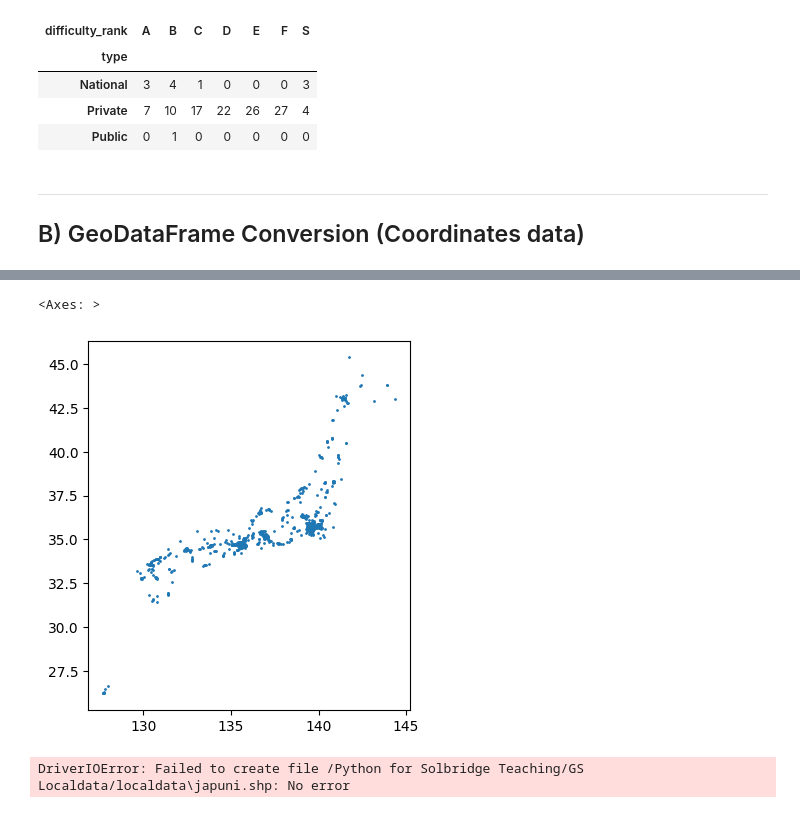
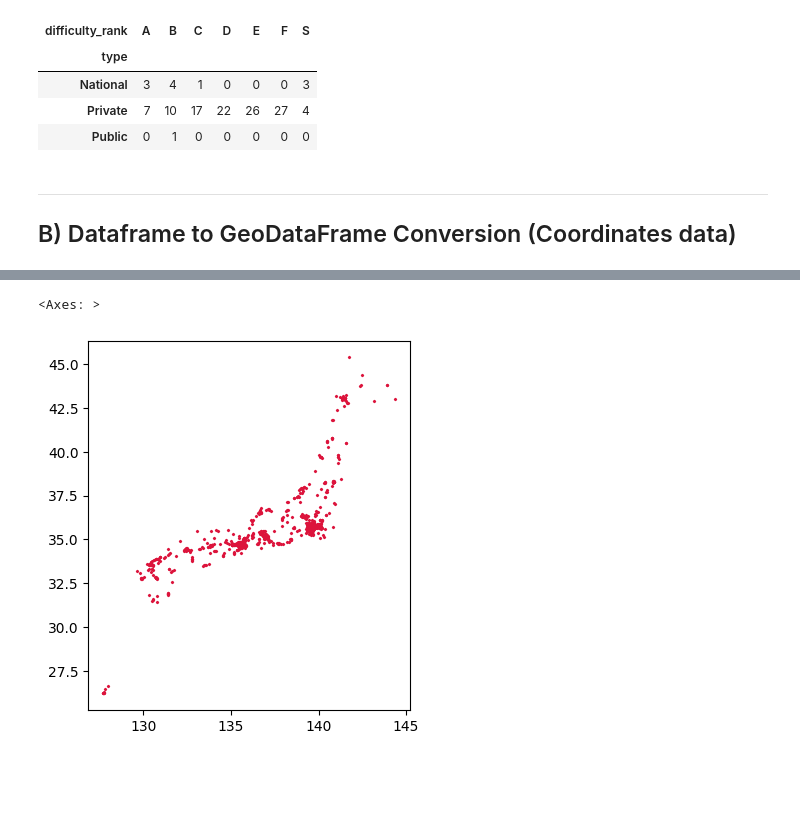
Before and after one commit to likrentai/GSPracticeFiles, a Jupyter notebook: GSDAP2-1.ipynb, the cells around one changed output, grey strips where cells are left out. Cells and saved outputs as stored; diff of their text form; code cells hidden in the pictures; blank space fills up the shorter version.

```diff
--- a/GSDAP2-1.ipynb
+++ b/GSDAP2-1.ipynb
@@ -192,7 +192,7 @@ pd.pivot_table(df[df['state']=='Tokyo To'], index='type', columns='difficulty_ra
 | Public | 0 | 1 | 0 | 0 | 0 | 0 | 0 |
 # %% [markdown]
 ___
-## B) GeoDataFrame Conversion (Coordinates data)
+## B) Dataframe to GeoDataFrame Conversion (Coordinates data)
 # %%
 # Libraries import
 import geopandas as gpd
@@ -211,12 +211,10 @@ gdf.head()
 | 4 | Obihiro University of Agriculture... | 帯広畜産大学 | National | Hokkai Do | 北海道 | 42.872356 | 143.177979 | 3 | 5 | ... |
 # %%
 # Quick plot of coordinates without map base layer
-gdf.plot(markersize=1)
+gdf.plot(color='crimson', marker='x', markersize=2, label='Universities')
 # %% [output]
 <Axes: >
-[figure, old version]
+[figure, new version]
 # %%
 # CSV conversion to Shapefile(.shp)
-gdf.to_file("/Python for Solbridge Teaching/GS Localdata/localdata/japuni.shp", crs='EPSG:4326')
+gdf.to_file("/IT Training/SolPython/GS Localdata/localdata/japuni.shp", crs='EPSG:4326')
-# %% [output]
-DriverIOError: Failed to create file /Python for Solbridge Teaching/GS Localdata/localdata\japuni.shp: No error
```
Also changed, not shown: parts of 18 cells of this notebook, 1 other file.
